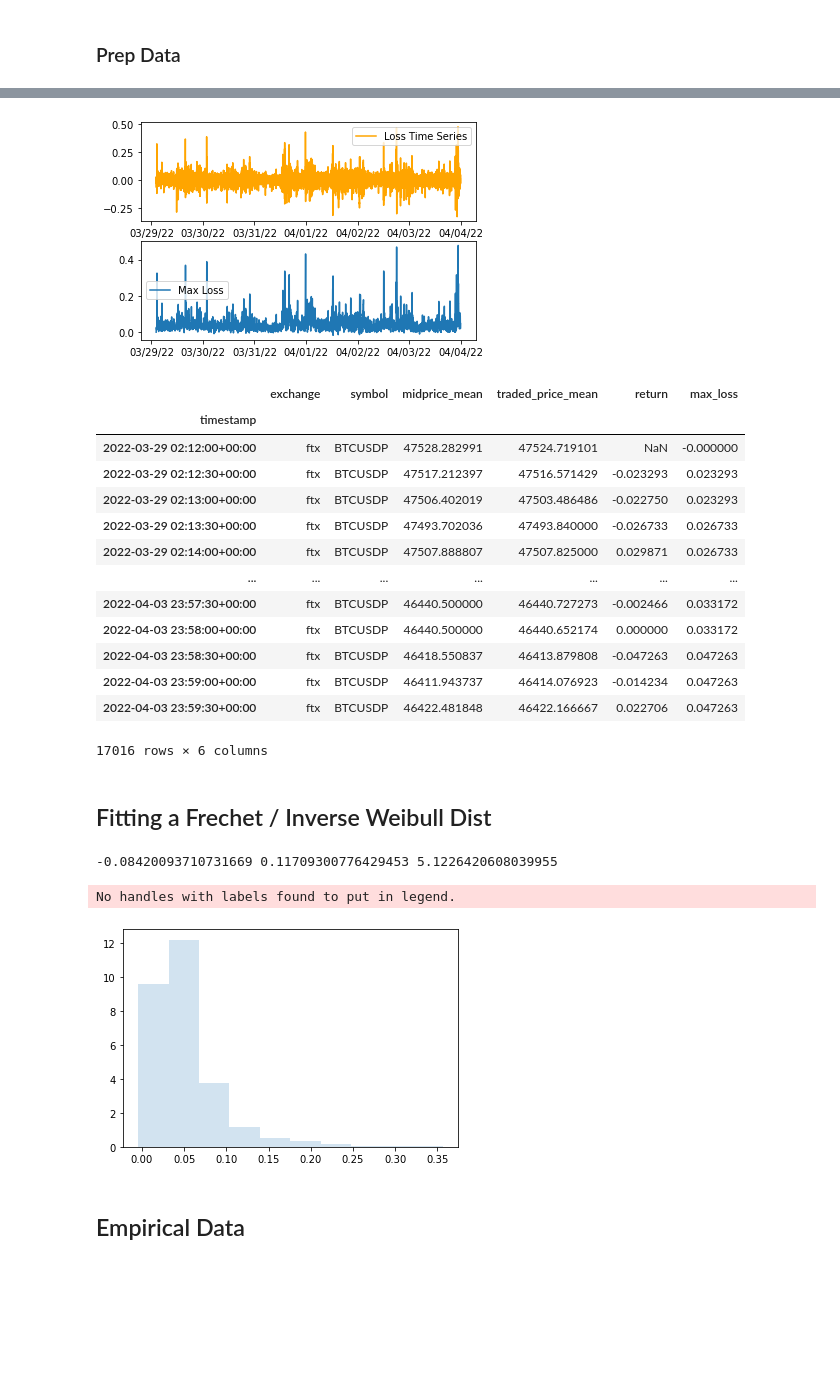
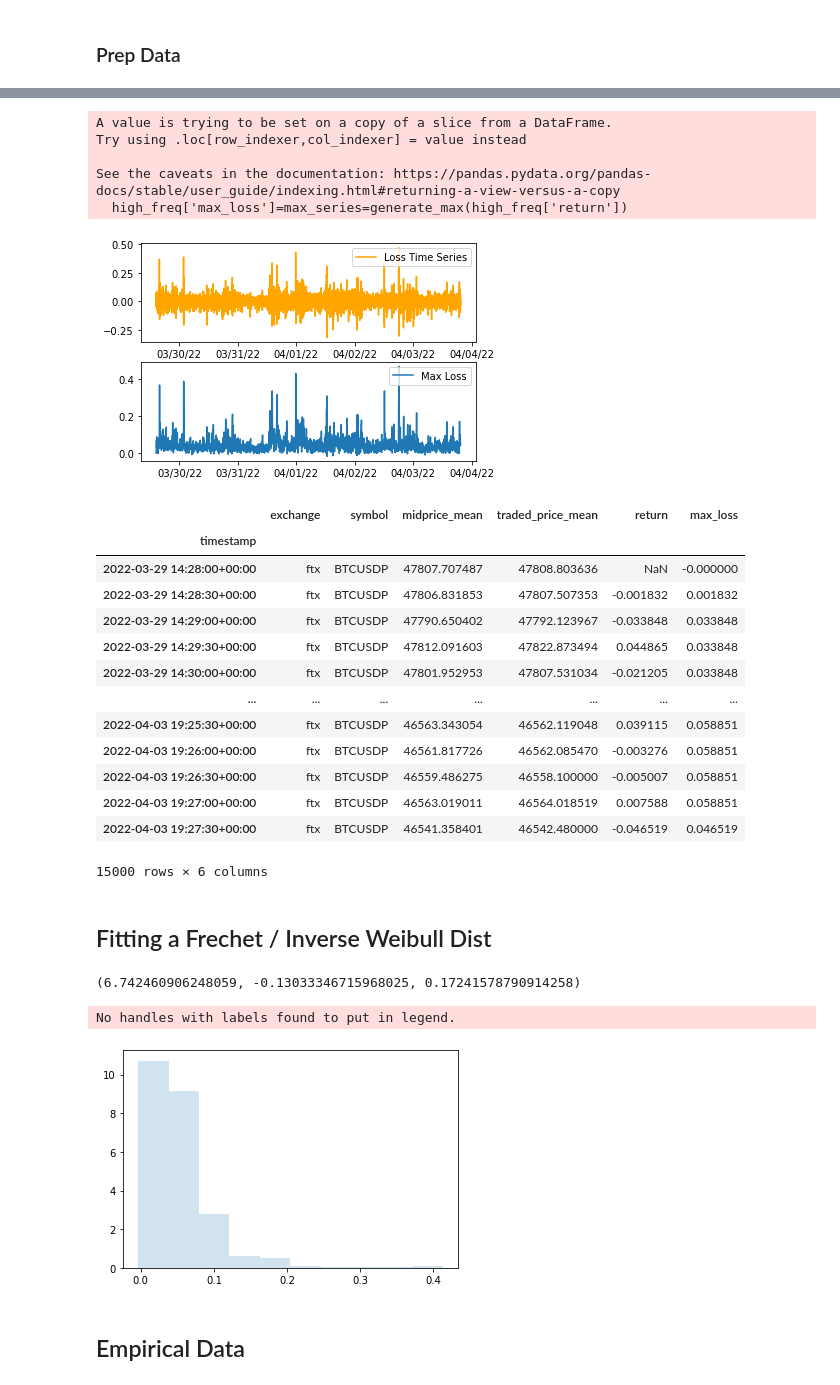
Before and after one commit to jasonbohne123/ARC_Model, a Jupyter notebook: arch.ipynb, the cells around one changed output, grey strips where cells are left out. Saved outputs shown, nothing was run; the diff lists cells and outputs as text; code cells hidden in the pictures; blank space fills up the shorter version.

```diff
--- a/arch.ipynb
+++ b/arch.ipynb
@@ -75,3 +57,6 @@ high_freq
+# %%
+
+high_freq=high_freq[:15000]
 # %%
 plt.plot(high_freq['midprice_mean'])
 # %% [output]
@@ -119,6 +109,12 @@ def generate_max(series):
     return -max_series # view losses as positive
 # %%
 high_freq['max_loss']=max_series=generate_max(high_freq['return'])
+# %% [output]
+A value is trying to be set on a copy of a slice from a DataFrame.
+Try using .loc[row_indexer,col_indexer] = value instead
+
+See the caveats in the documentation: https://pandas.pydata.org/pandas-docs/stable/user_guide/indexing.html#returning-a-view-versus-a-copy
+  high_freq['max_loss']=max_series=generate_max(high_freq['return'])
 # %%
 fig,ax = plt.subplots(2,1)
 
@@ -130,40 +126,39 @@ ax[1].legend()
 ax[0].xaxis.set_major_formatter(DateFormatter("%D"))
 ax[1].xaxis.set_major_formatter(DateFormatter("%D"))
 # %% [output]
-[figure, old version]
+[figure, new version]
 # %%
 high_freq
 # %% [output]
 |  | exchange | symbol | midprice_mean | traded_price_mean | return | max_loss |
 | timestamp |  |  |  |  |  |  |
-| 2022-03-29 02:12:00+00:00 | ftx | BTCUSDP | 47528.282991 | 47524.719101 | NaN | -0.000000 |
-| 2022-03-29 02:12:30+00:00 | ftx | BTCUSDP | 47517.212397 | 47516.571429 | -0.023293 | 0.023293 |
-| 2022-03-29 02:13:00+00:00 | ftx | BTCUSDP | 47506.402019 | 47503.486486 | -0.022750 | 0.023293 |
-| 2022-03-29 02:13:30+00:00 | ftx | BTCUSDP | 47493.702036 | 47493.840000 | -0.026733 | 0.026733 |
-| 2022-03-29 02:14:00+00:00 | ftx | BTCUSDP | 47507.888807 | 47507.825000 | 0.029871 | 0.026733 |
+| 2022-03-29 14:28:00+00:00 | ftx | BTCUSDP | 47807.707487 | 47808.803636 | NaN | -0.000000 |
+| 2022-03-29 14:28:30+00:00 | ftx | BTCUSDP | 47806.831853 | 47807.507353 | -0.001832 | 0.001832 |
+| 2022-03-29 14:29:00+00:00 | ftx | BTCUSDP | 47790.650402 | 47792.123967 | -0.033848 | 0.033848 |
+| 2022-03-29 14:29:30+00:00 | ftx | BTCUSDP | 47812.091603 | 47822.873494 | 0.044865 | 0.033848 |
+| 2022-03-29 14:30:00+00:00 | ftx | BTCUSDP | 47801.952953 | 47807.531034 | -0.021205 | 0.033848 |
 | ... | ... | ... | ... | ... | ... | ... |
-| 2022-04-03 23:57:30+00:00 | ftx | BTCUSDP | 46440.500000 | 46440.727273 | -0.002466 | 0.033172 |
-| 2022-04-03 23:58:00+00:00 | ftx | BTCUSDP | 46440.500000 | 46440.652174 | 0.000000 | 0.033172 |
-| 2022-04-03 23:58:30+00:00 | ftx | BTCUSDP | 46418.550837 | 46413.879808 | -0.047263 | 0.047263 |
-| 2022-04-03 23:59:00+00:00 | ftx | BTCUSDP | 46411.943737 | 46414.076923 | -0.014234 | 0.047263 |
-| 2022-04-03 23:59:30+00:00 | ftx | BTCUSDP | 46422.481848 | 46422.166667 | 0.022706 | 0.047263 |
+| 2022-04-03 19:25:30+00:00 | ftx | BTCUSDP | 46563.343054 | 46562.119048 | 0.039115 | 0.058851 |
+| 2022-04-03 19:26:00+00:00 | ftx | BTCUSDP | 46561.817726 | 46562.085470 | -0.003276 | 0.058851 |
+| 2022-04-03 19:26:30+00:00 | ftx | BTCUSDP | 46559.486275 | 46558.100000 | -0.005007 | 0.058851 |
+| 2022-04-03 19:27:00+00:00 | ftx | BTCUSDP | 46563.019011 | 46564.018519 | 0.007588 | 0.058851 |
+| 2022-04-03 19:27:30+00:00 | ftx | BTCUSDP | 46541.358401 | 46542.480000 | -0.046519 | 0.046519 |
-17016 rows × 6 columns
+15000 rows × 6 columns
 # %% [markdown]
 ## Fitting a Frechet / Inverse Weibull Dist
-# %%
-
-shape,loc,scale=invweibull.fit(high_freq['max_loss'].values)
-print(loc,scale,shape)
-# %% [output]
--0.08420093710731669 0.11709300776429453 5.1226420608039955
+# %%
+global_shape,global_loc,global_scale=invweibull.fit(high_freq['max_loss'][:10000])
+global_shape,global_loc,global_scale
+# %% [output]
+(6.742460906248059, -0.13033346715968025, 0.17241578790914258)
 # %%
-r = invweibull.rvs(shape,loc=loc,scale=scale, size=1000)
+r = invweibull.rvs(global_shape,loc=global_loc,scale=global_scale, size=10000)
 plt.hist(r, density=True, histtype='stepfilled', alpha=0.2)
 plt.legend(loc='best', frameon=False)
 plt.show()
 # %% [output]
 No handles with labels found to put in legend.
-[figure, old version]
+[figure, new version]
 # %% [markdown]
 ## Empirical Data
 # %%
```
Also changed, not shown: parts of 31 cells of this notebook, 2 other files.
